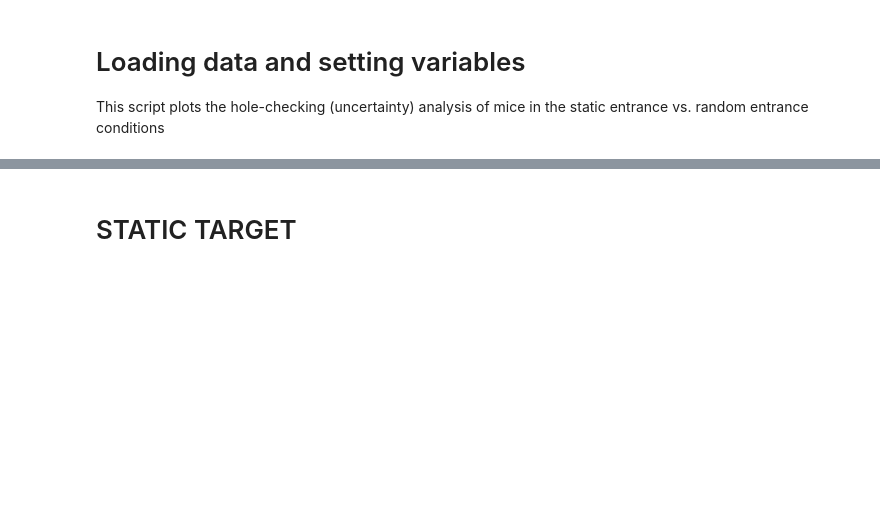
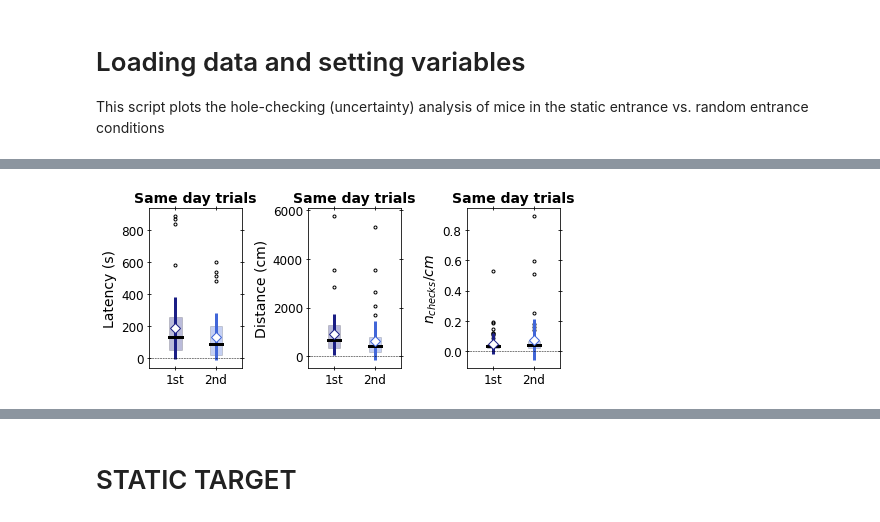
Before and after one commit to neuro-physics/mouse-cogmap, a Jupyter notebook: fig_paper_Random_Static_uncertainty_param_stats.ipynb, the cells around one changed output, grey strips where cells are left out. Drawn from its saved outputs; the diff is of its cells as text; code cells hidden in the pictures; blank space fills up the shorter version.

```diff
--- a/fig_paper_Random_Static_uncertainty_param_stats.ipynb
+++ b/fig_paper_Random_Static_uncertainty_param_stats.ipynb
@@ -121,0 +158,95 @@ save_output_figures = True
+# %%
+p_significant         = 0.05
+get_pvalue_matrix     = lambda data: numpy.array([ scipy.stats.ttest_ind(dd,misc.asarray_nanfill(data).T,equal_var=False,nan_policy='omit',alternative='two-sided').pvalue for dd in data ])
+get_ttest_matrix      = lambda data: numpy.tril(misc.check_p_values(get_pvalue_matrix(data),p_significant),-1)
+
+
+
+color_palette = pltt.get_gradient_between(color_darkblue,color_lightblue,2) #plt.get_cmap('tab20c')(numpy.linspace(0,1,20))[:4,:]
+
+data_labels                = ['1st', '2nd']
+tfood_data                 = [ tfood_first_trial   ,
+                               tfood_second_trial  ]
+dfood_data                 = [ dfood_first_trial   ,
+                               dfood_second_trial  ]
+nchecks_data               = [ nchecks_first_trial   ,
+                               nchecks_second_trial  ]
+tfood_significance_matrix    = get_ttest_matrix(tfood_data)  #numpy.zeros(significance_matrix.shape)
+dfood_significance_matrix    = get_ttest_matrix(dfood_data)  #numpy.zeros(significance_matrix.shape)
+nchecks_significance_matrix  = get_ttest_matrix(nchecks_data)  #numpy.zeros(significance_matrix.shape)
+
+
+print('my data: p-value for the comparison between first and second trials')
+print('latency:  p=',get_pvalue_matrix(  tfood_data)[0,1],'   Cohen d=',misc.cohen_d(tfood_first_trial,tfood_second_trial)      )
+print('distance: p=',get_pvalue_matrix(  dfood_data)[0,1],'   Cohen d=',misc.cohen_d(dfood_first_trial,dfood_second_trial)      )
+print('nchecks:  p=',get_pvalue_matrix(nchecks_data)[0,1],'   Cohen d=',misc.cohen_d(nchecks_first_trial,nchecks_second_trial)  )
+
+
+ax_label_fontsize = 14
+ax_ticks_fontsize = 11
+
+
+is_log_scale  = False
+show_outliers = True
+
+fig,axh = plt.subplots(ncols=3,nrows=1,figsize=(3*FIGSIZE_1PANEL[0]/1.8,FIGSIZE_1PANEL[1]))
+
+
+positions = numpy.array((-0.5,1.5))
+
+ax=axh[0]
+ax     = pltt.plot_boxplot(ax,tfood_data,data_labels,color_palette,tfood_significance_matrix,is_log_scale=is_log_scale,positions=positions,
+                           boxplotargs  = dict(widths=0.6,showfliers=show_outliers,flierprops=dict(marker='o',markersize=3,fillstyle='none'),boxprops=dict(linewidth=0.5,alpha=0.3)),
+                           errorbarargs = dict(markerfacecolor='w',markersize=7,marker='D'))
+pltt.plot_horizontal_lines(0,ax=ax,linewidth=0.5,color='k',linestyle='--',zorder=1000,xMin=-1.8,xMax=2.8)
+ax.set_title('Same day trials',fontsize=14,fontweight='bold')
+if is_log_scale:
+    ax.set_yscale('log')
+ax.set_xlim(-1.8,2.8)
+ax.set_xlabel('')
+ax.set_ylabel('Latency (s)')
+ax.tick_params(axis='x',which='major',rotation=0,top=True,direction='inout')
+ax.tick_params(axis='y',which='major',right=True,direction='inout')
+ax.set_xticklabels(data_labels, fontdict=dict(family='sans-serif',verticalalignment='top',horizontalalignment='center',size=12))
+
+
+
+ax=axh[1]
+ax     = pltt.plot_boxplot(ax,dfood_data,data_labels,color_palette,dfood_significance_matrix,is_log_scale=is_log_scale,positions=positions,
+                           boxplotargs  = dict(widths=0.6,showfliers=show_outliers,flierprops=dict(marker='o',markersize=3,fillstyle='none'),boxprops=dict(linewidth=0.5,alpha=0.3)),
+                           errorbarargs = dict(markerfacecolor='w',markersize=7,marker='D'))
+pltt.plot_horizontal_lines(0,ax=ax,linewidth=0.5,color='k',linestyle='--',zorder=1000,xMin=-1.8,xMax=2.8)
+ax.set_title('Same day trials',fontsize=14,fontweight='bold')
+if is_log_scale:
+    ax.set_yscale('log')
+ax.set_xlim(-1.8,2.8)
+ax.set_xlabel('')
+ax.set_ylabel('Distance (cm)')
+ax.tick_params(axis='x',which='major',rotation=0,top=True,direction='inout')
+ax.tick_params(axis='y',which='major',right=True,direction='inout')
+ax.set_xticklabels(data_labels, fontdict=dict(family='sans-serif',verticalalignment='top',horizontalalignment='center',size=12))
+
+
+
+
+ax=axh[2]
+ax     = pltt.plot_boxplot(ax,nchecks_data,data_labels,color_palette,nchecks_significance_matrix,is_log_scale=is_log_scale,positions=positions,
+                           boxplotargs  = dict(widths=0.6,showfliers=show_outliers,flierprops=dict(marker='o',markersize=3,fillstyle='none'),boxprops=dict(linewidth=0.5,alpha=0.3)),
+                           errorbarargs = dict(markerfacecolor='w',markersize=7,marker='D'))
+pltt.plot_horizontal_lines(0,ax=ax,linewidth=0.5,color='k',linestyle='--',zorder=1000,xMin=-1.8,xMax=2.8)
+ax.set_title('Same day trials',fontsize=14,fontweight='bold')
+if is_log_scale:
+    ax.set_yscale('log')
+ax.set_xlim(-1.8,2.8)
+ax.set_xlabel('')
+ax.set_ylabel('$n_{checks}/cm$')
+ax.tick_params(axis='x',which='major',rotation=0,top=True,direction='inout')
+ax.tick_params(axis='y',which='major',right=True,direction='inout')
+ax.set_xticklabels(data_labels, fontdict=dict(family='sans-serif',verticalalignment='top',horizontalalignment='center',size=12))
+
+plt.tight_layout()
+
+save_output_figures = True
+if save_output_figures:
+    pltt.savefig( f'{output_dir}/1_TRIAL_LEARNING_pilot.png',format='png',dpi=300,facecolor=(1,1,1,1),bbox_inches='tight',verbose=True)
+# %% [output]
@@ -121,0 +258 @@ save_output_figures = True
+[figure, added]
```
Also changed, not shown: parts of 35 cells of this notebook, 8 other files.
